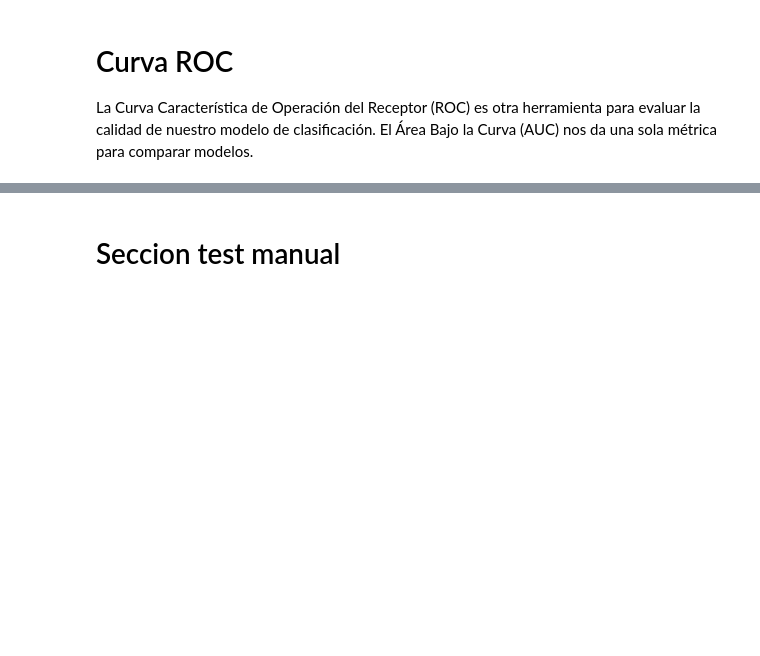
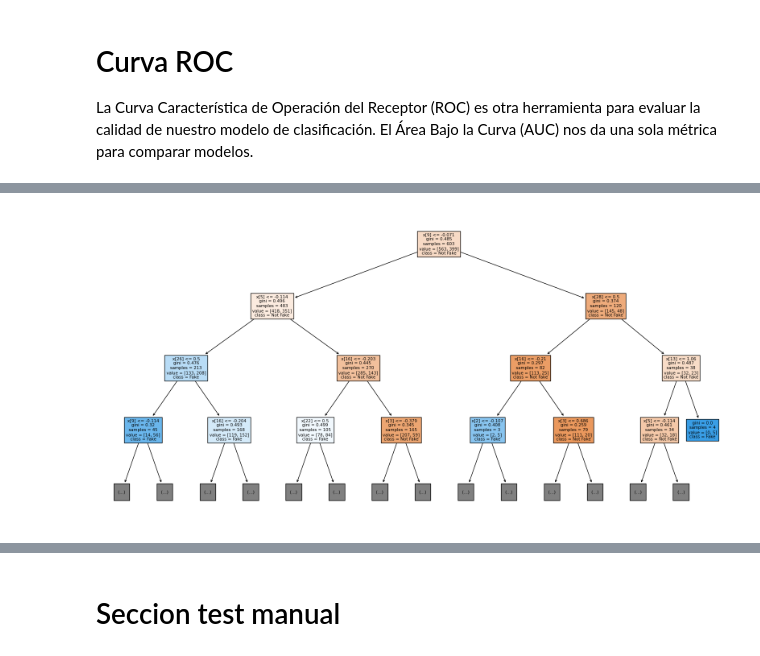
Before and after one commit to phishbusters/phisbuster-ml-model, a Jupyter notebook: profile-detection-model.ipynb, the cells around one changed output, grey strips where cells are left out. Drawn from its saved outputs; the diff is of its cells as text; code cells hidden in the pictures; blank space fills up the shorter version.

Commit message:
Adding model finished preliminar

```diff
--- a/profile-detection-model.ipynb
+++ b/profile-detection-model.ipynb
@@ -138,0 +198,9 @@ plt.show()
+# %%
+# Visualizar uno de los árboles del modelo de Random Forest
+single_tree = pipeline.named_steps['classifier'].estimators_[0]
+
+plt.figure(figsize=(20,10))
+plot_tree(single_tree, filled=True, class_names=['Not Fake', 'Fake'], max_depth=3)
+plt.show()
+# %% [output]
+[figure, added]
```
Also changed, not shown: parts of 14 cells of this notebook, 10 other files.
